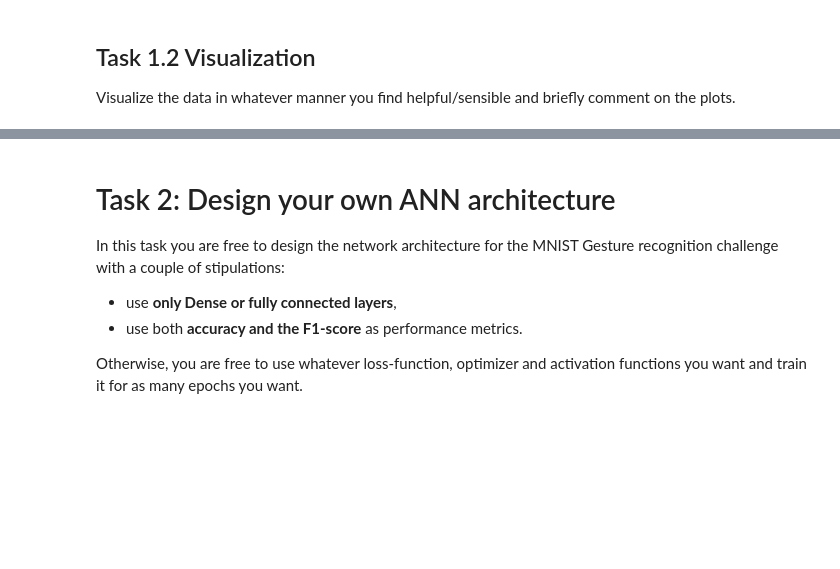
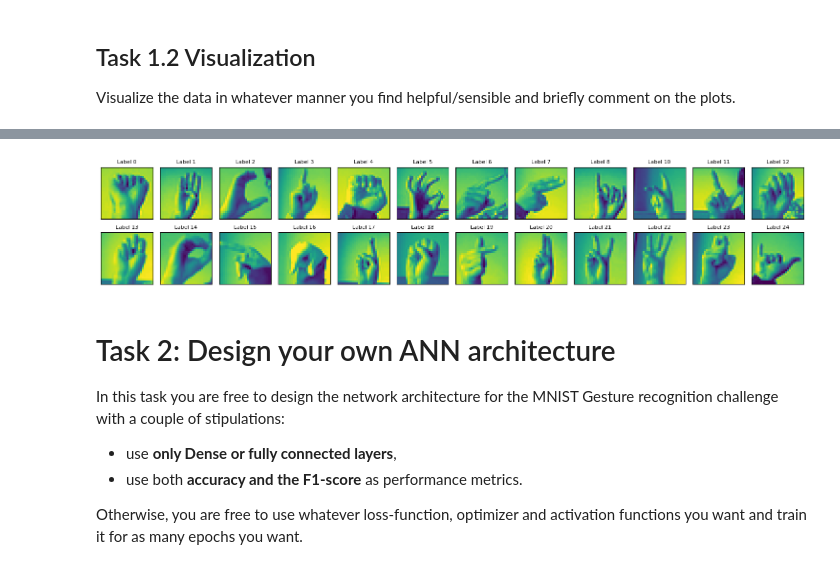
Before and after one commit to emiliehp/DAT300, a Jupyter notebook: ca1_dat300_2025.ipynb, the cells around one changed output, grey strips where cells are left out. Cells and saved outputs as stored; diff of their text form; code cells hidden in the pictures; blank space fills up the shorter version.

```diff
--- a/ca1_dat300_2025.ipynb
+++ b/ca1_dat300_2025.ipynb
@@ -134,8 +156,11 @@ You will need to upload both CSV files from the zip folder to Google Colab and r
 # %%
 # Sign language MNIST
-train = pd.read_csv("sign_mnist_train.csv")
-test  = pd.read_csv("sign_mnist_test.csv")
 
+# Load the data
+train = pd.read_csv("project/sign_mnist_train.csv")
+test = pd.read_csv("project/sign_mnist_test.csv")
+
+# Split data into features and lables
 X_train = train.drop(columns=['label']).to_numpy(dtype=np.float32)
 y_train = train['label'].to_numpy(dtype=np.int32)
 X_test  = test.drop(columns=['label']).to_numpy(dtype=np.float32)
@@ -233,3 +202,18 @@ plt.show()
+# %%
+# Visualize one example of each class
+fig, ax = plt.subplots(nrows=2, ncols=12, figsize=(15, 3), sharex=True, sharey=True)
+ax = ax.flatten()
+
+for i, label in enumerate(sorted(np.unique(y_train))):
+    img = X_train[y_train == label][0].reshape(28, 28)
+    ax[i].imshow(img, cmap='viridis')
+    ax[i].set_title(f"Label {label}", fontsize=8)
+    ax[i].set_xticks([]); ax[i].set_yticks([])
+
+plt.tight_layout()
+plt.show()
+# %% [output]
+[figure, added]
 # %% [markdown]
 # Task 2: Design your own ANN architecture
 In this task you are free to design the network architecture for the MNIST Gesture recognition challenge with a couple of stipulations:
```
Also changed, not shown: parts of 9 cells of this notebook.
